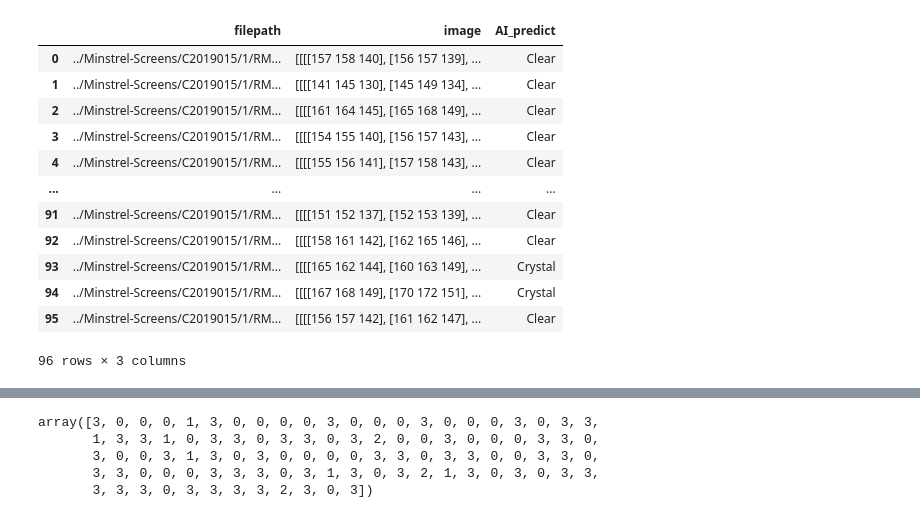
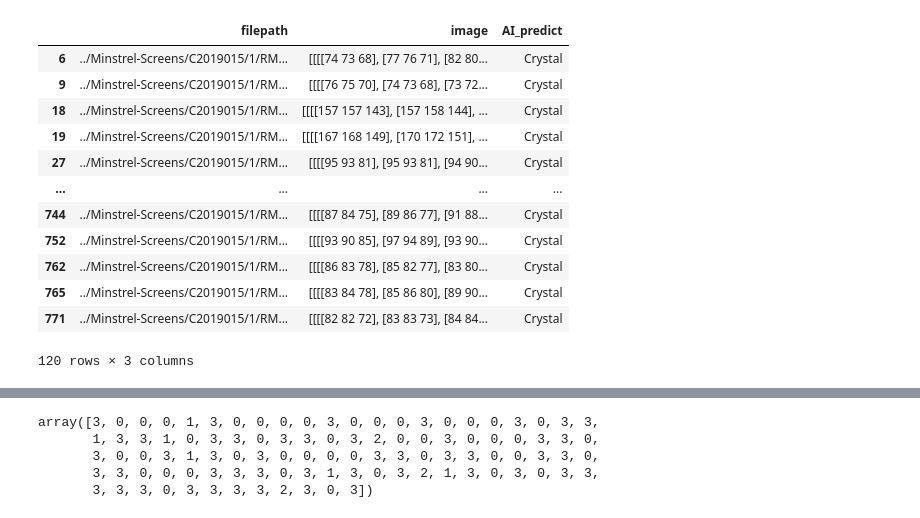
Before and after one commit to gbwiersum/CSGID_ImageRecognition, a Jupyter notebook: experimental/Image_recognition.ipynb, the cells around one changed output, grey strips where cells are left out. Cells and saved outputs as stored; diff of their text form; code cells hidden in the pictures.

```diff
--- a/experimental/Image_recognition.ipynb
+++ b/experimental/Image_recognition.ipynb
@@ -48,16 +0,0 @@ def get_predictions(plate_folder, classifier_path='../Models/Categorical-Model-1
-# %%
-get_predictions('../Minstrel-Screens/C2019015/1')
-# %% [output]
-|  | filepath | image | AI_predict |
-| 0 | ../Minstrel-Screens/C2019015/1/RM... | [[[[157 158 140], [156 157 139], ... | Clear |
-| 1 | ../Minstrel-Screens/C2019015/1/RM... | [[[[141 145 130], [145 149 134], ... | Clear |
-| 2 | ../Minstrel-Screens/C2019015/1/RM... | [[[[161 164 145], [165 168 149], ... | Clear |
-| 3 | ../Minstrel-Screens/C2019015/1/RM... | [[[[154 155 140], [156 157 143], ... | Clear |
-| 4 | ../Minstrel-Screens/C2019015/1/RM... | [[[[155 156 141], [157 158 143], ... | Clear |
-| ... | ... | ... | ... |
-| 91 | ../Minstrel-Screens/C2019015/1/RM... | [[[[151 152 137], [152 153 139], ... | Clear |
-| 92 | ../Minstrel-Screens/C2019015/1/RM... | [[[[158 161 142], [162 165 146], ... | Clear |
-| 93 | ../Minstrel-Screens/C2019015/1/RM... | [[[[165 162 144], [160 163 149], ... | Crystal |
-| 94 | ../Minstrel-Screens/C2019015/1/RM... | [[[[167 168 149], [170 172 151], ... | Crystal |
-| 95 | ../Minstrel-Screens/C2019015/1/RM... | [[[[156 157 142], [161 162 147], ... | Clear |
-96 rows × 3 columns
@@ -63,0 +6,19 @@ get_predictions('../Minstrel-Screens/C2019015/1')
+# %%
+finder = CrystalFinder('../Models/Categorical-Model-12122020.h5')
+preds = finder.get_predictions('../Minstrel-Screens/C2019015/1')
+# %%
+preds[preds["AI_predict"]=="Crystal"]
+# %% [output]
+|  | filepath | image | AI_predict |
+| 6 | ../Minstrel-Screens/C2019015/1/RM... | [[[[74 73 68], [77 76 71], [82 80... | Crystal |
+| 9 | ../Minstrel-Screens/C2019015/1/RM... | [[[[76 75 70], [74 73 68], [73 72... | Crystal |
+| 18 | ../Minstrel-Screens/C2019015/1/RM... | [[[[157 157 143], [157 158 144], ... | Crystal |
+| 19 | ../Minstrel-Screens/C2019015/1/RM... | [[[[167 168 149], [170 172 151], ... | Crystal |
+| 27 | ../Minstrel-Screens/C2019015/1/RM... | [[[[95 93 81], [95 93 81], [94 90... | Crystal |
+| ... | ... | ... | ... |
+| 744 | ../Minstrel-Screens/C2019015/1/RM... | [[[[87 84 75], [89 86 77], [91 88... | Crystal |
+| 752 | ../Minstrel-Screens/C2019015/1/RM... | [[[[93 90 85], [97 94 89], [93 90... | Crystal |
+| 762 | ../Minstrel-Screens/C2019015/1/RM... | [[[[86 83 78], [85 82 77], [83 80... | Crystal |
+| 765 | ../Minstrel-Screens/C2019015/1/RM... | [[[[83 84 78], [85 86 80], [89 90... | Crystal |
+| 771 | ../Minstrel-Screens/C2019015/1/RM... | [[[[82 82 72], [83 83 73], [84 84... | Crystal |
+120 rows × 3 columns
```
Also changed, not shown: parts of 7 cells of this notebook, 7 other files.
